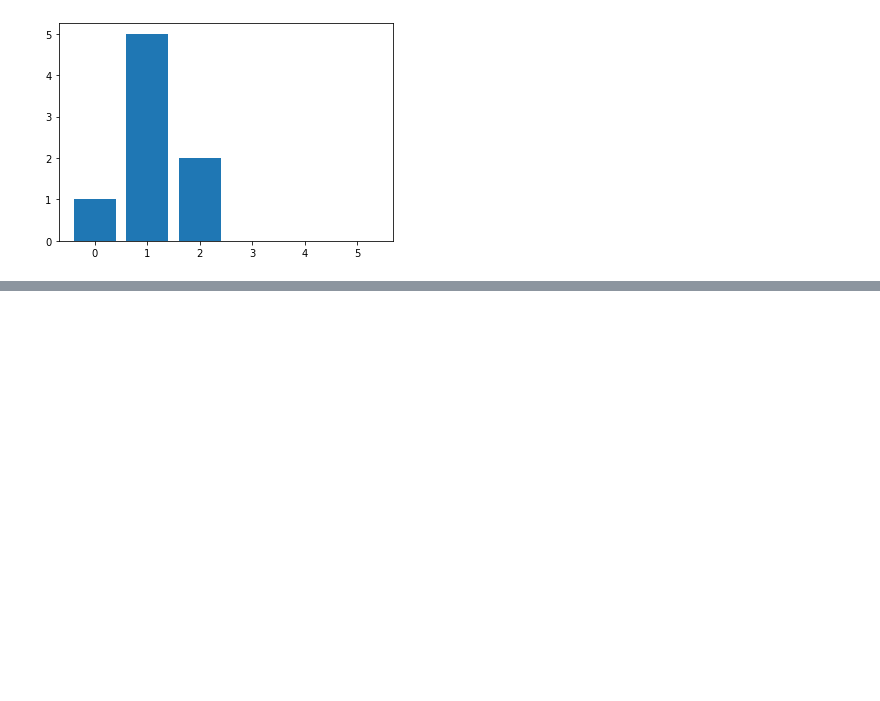
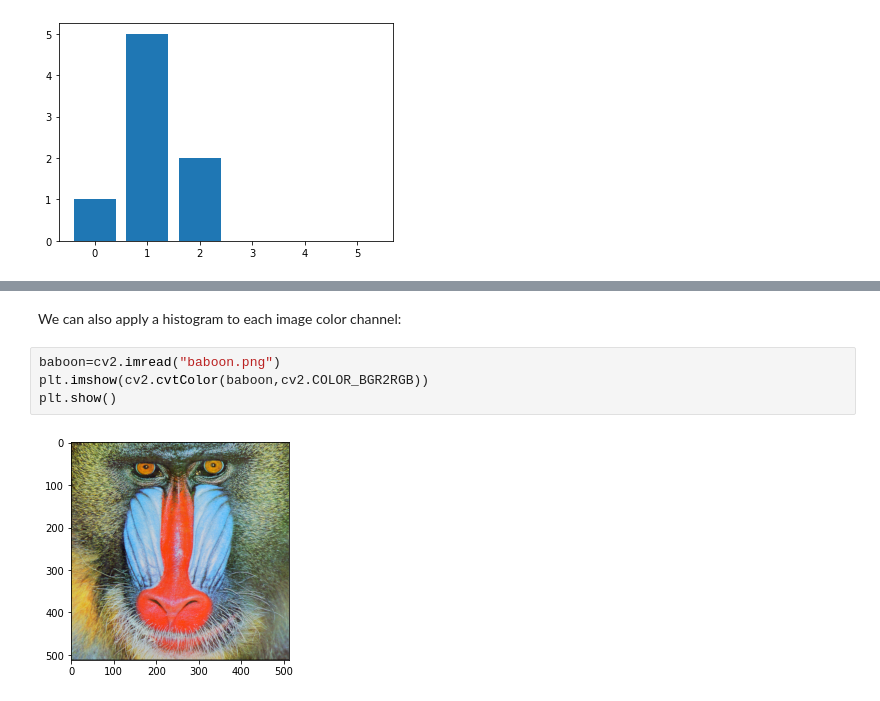
Before and after one commit to vinay030901/Machine-Learning, a Jupyter notebook: ComputerVision/histogramAnsIntensityTransformations.ipynb, the cells around one changed output, grey strips where cells are left out. Cells and saved outputs as stored; diff of their text form; blank space fills up the shorter version.

```diff
--- a/ComputerVision/histogramAnsIntensityTransformations.ipynb
+++ b/ComputerVision/histogramAnsIntensityTransformations.ipynb
@@ -53,0 +87,8 @@ plt.show()
+# %% [markdown]
+We can also apply a histogram to each image color channel:
+# %%
+baboon=cv2.imread("baboon.png")
+plt.imshow(cv2.cvtColor(baboon,cv2.COLOR_BGR2RGB))
+plt.show()
+# %% [output]
+[figure, added]
```
Also changed, not shown: parts of 32 cells of this notebook, 2 other files.
